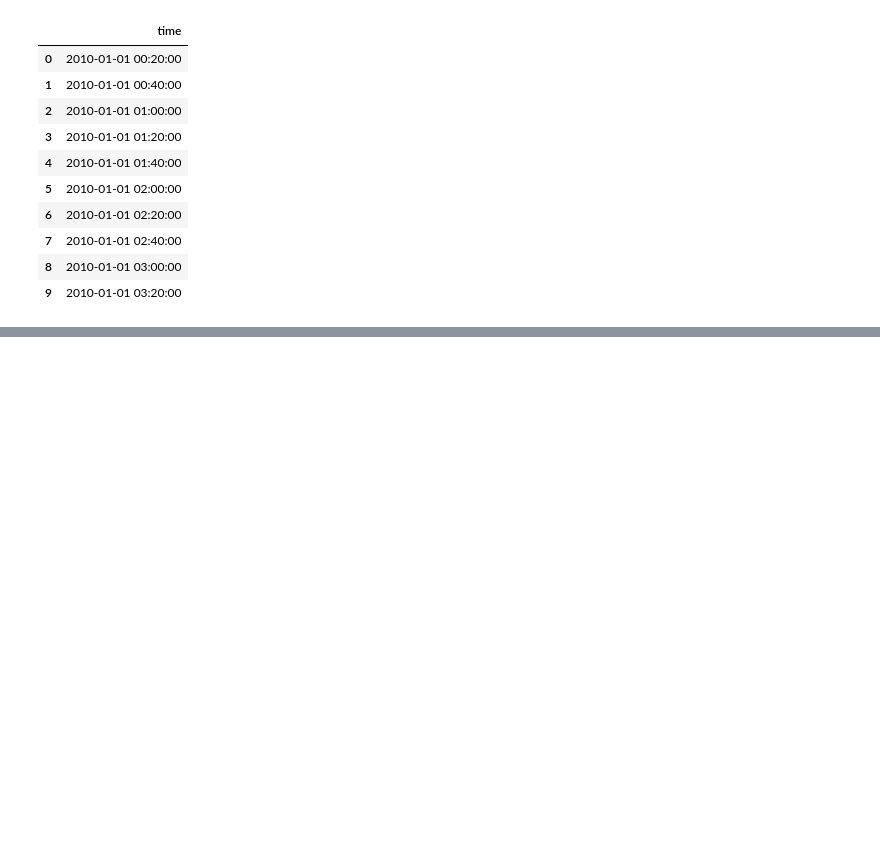
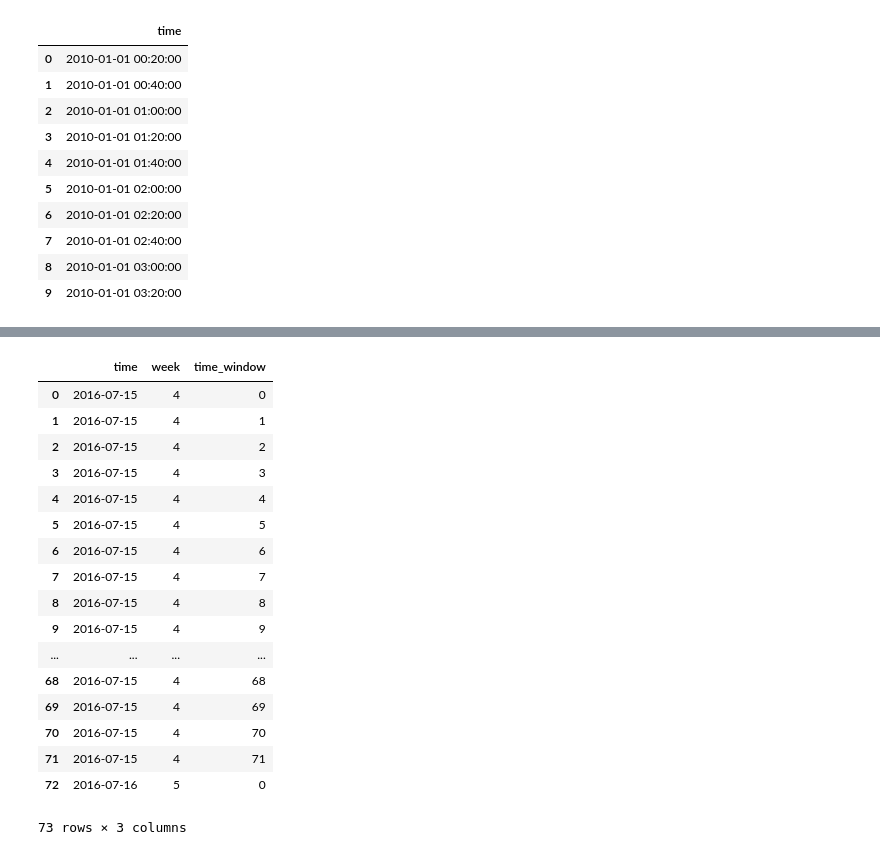
Before and after one commit to wamcs/KDD-cup, a Jupyter notebook: code/Untitled 00-16-41-677.ipynb, the cells around one changed output, grey strips where cells are left out. Cells and saved outputs as stored; diff of their text form; code cells hidden in the pictures; blank space fills up the shorter version.

```diff
--- a/code/Untitled 00-16-41-677.ipynb
+++ b/code/Untitled 00-16-41-677.ipynb
@@ -604,0 +1198,28 @@ res.bic_min_order
+# %%
+import pandas as pd
+import numpy as np
+
+a = pd.DataFrame(pd.date_range(start = '20160715',end = '20160716',freq = '20min'),columns=['time'])
+a['week'] = a['time'].apply(lambda x: x.weekday())
+a['time_window'] = a['time'].apply(lambda x:x.hour*3+x.minute/20)
+a['time'] = a['time'].apply(lambda x:x.strftime("%Y-%m-%d"))
+a
+# %% [output]
+|  | time | week | time_window |
+| 0 | 2016-07-15 | 4 | 0 |
+| 1 | 2016-07-15 | 4 | 1 |
+| 2 | 2016-07-15 | 4 | 2 |
+| 3 | 2016-07-15 | 4 | 3 |
+| 4 | 2016-07-15 | 4 | 4 |
+| 5 | 2016-07-15 | 4 | 5 |
+| 6 | 2016-07-15 | 4 | 6 |
+| 7 | 2016-07-15 | 4 | 7 |
+| 8 | 2016-07-15 | 4 | 8 |
+| 9 | 2016-07-15 | 4 | 9 |
+| ... | ... | ... | ... |
+| 68 | 2016-07-15 | 4 | 68 |
+| 69 | 2016-07-15 | 4 | 69 |
+| 70 | 2016-07-15 | 4 | 70 |
+| 71 | 2016-07-15 | 4 | 71 |
+| 72 | 2016-07-16 | 5 | 0 |
+73 rows × 3 columns
```
Also changed, not shown: parts of 11 cells of this notebook, 7 other files.
